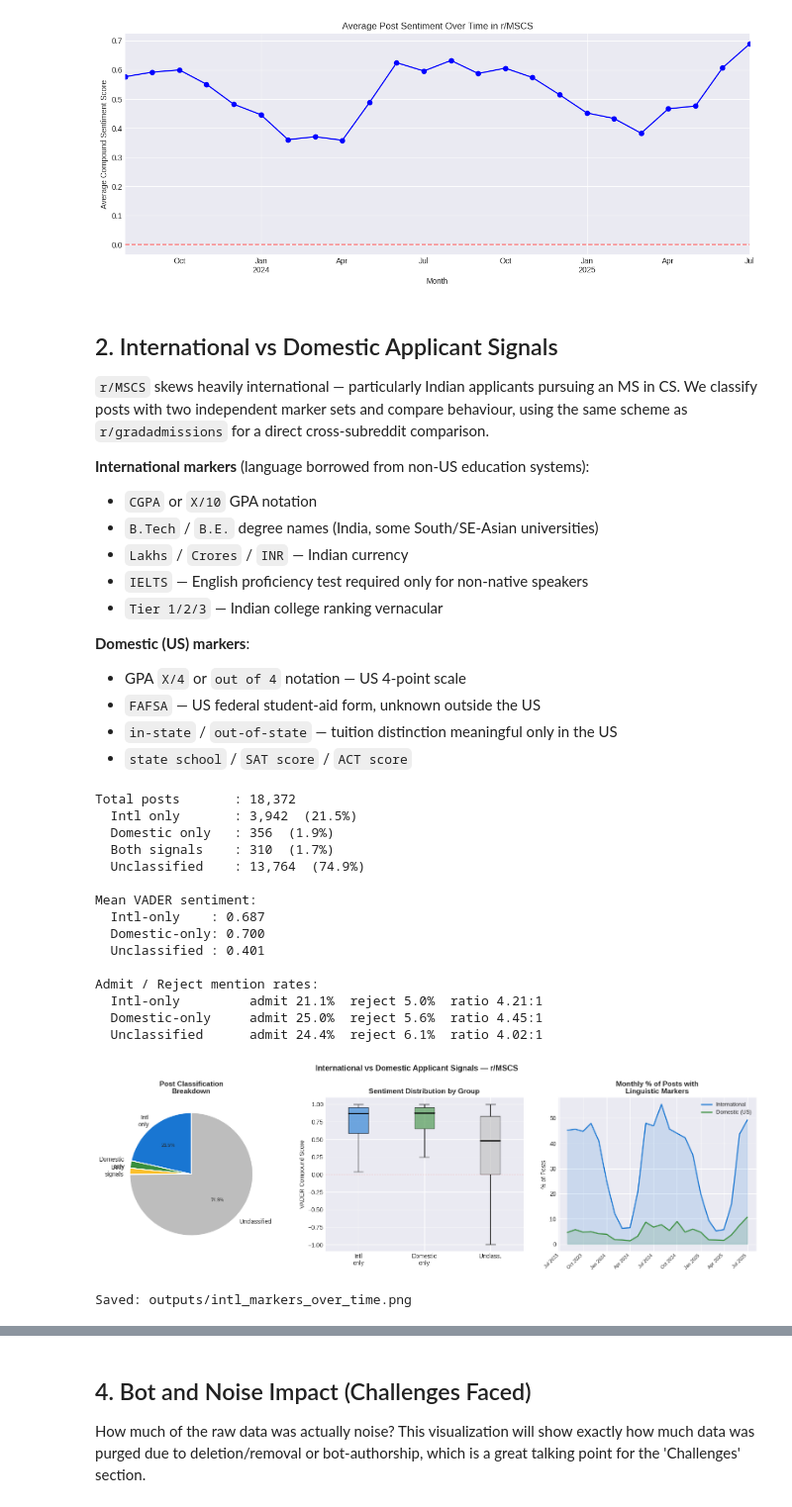
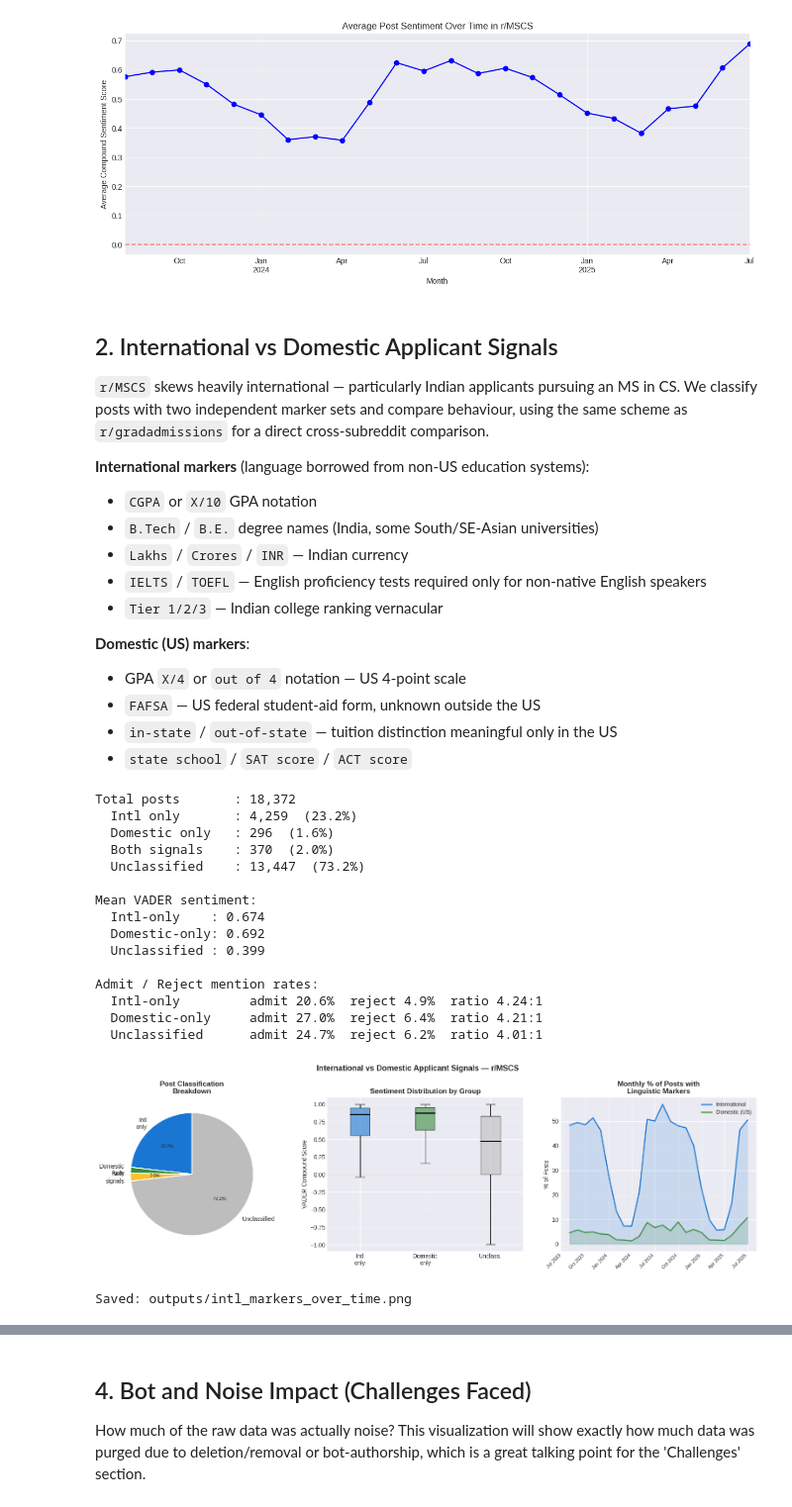
Before and after one commit to bulkpool/CS598, a Jupyter notebook: mscs/analyze_mscs_data.ipynb, the cells around one changed output, grey strips where cells are left out. Shown at 99% size. Cells and saved outputs as stored; diff of their text form; code cells hidden in the pictures.

```diff
--- a/mscs/analyze_mscs_data.ipynb
+++ b/mscs/analyze_mscs_data.ipynb
@@ -98,7 +98,7 @@ using the same scheme as `r/gradadmissions` for a direct cross-subreddit compari
 * `CGPA` or `X/10` GPA notation
 * `B.Tech` / `B.E.` degree names (India, some South/SE-Asian universities)
 * `Lakhs` / `Crores` / `INR` — Indian currency
-* `IELTS` — English proficiency test required only for non-native speakers
+* `IELTS` / `TOEFL` — English proficiency tests required only for non-native English speakers
 * `Tier 1/2/3` — Indian college ranking vernacular
 
 **Domestic (US) markers**:
@@ -115,7 +115,7 @@ intl_pattern = re.compile(
     r'|\b\d[\d\.]+\s*/\s*10\b'          # "9.2/10" or "8.5 / 10"
     r'|\bb\.?tech\b|\bb\.e\.'             # B.Tech, B.E.
     r'|\blakhs?\b|\blacs?\b|\bcrores?\b|\binr\b'
-    r'|\bielts\b'
+    r'|\bielts\b|\btoefl\b'                      # ELP tests (intl-only)
     r'|\btier\s*[1-3]\b',
     re.IGNORECASE,
 )
@@ -212,44 +212,44 @@ axes[1].set_ylabel('VADER Compound Score')
 # Panel 3 — Line: monthly % with each signal
 posts['_marker_month'] = posts['created_dt'].dt.to_period('M')
 monthly_intl_pct = posts.groupby('_marker_month')['is_intl'].mean() * 100
 monthly_dom_pct  = posts.groupby('_marker_month')['is_domestic'].mean() * 100
 x_ts = monthly_intl_pct.index.to_timestamp()
 
 axes[2].plot(x_ts, monthly_intl_pct.values, color=COLORS['intl'], lw=1.8, label='International')
 axes[2].plot(x_ts, monthly_dom_pct.values,  color=COLORS['dom'],  lw=1.8, label='Domestic (US)')
 axes[2].fill_between(x_ts, monthly_intl_pct.values, alpha=0.15, color=COLORS['intl'])
 axes[2].fill_between(x_ts, monthly_dom_pct.values,  alpha=0.15, color=COLORS['dom'])
 axes[2].set_title('Monthly % of Posts with\nLinguistic Markers', fontweight='bold')
 axes[2].set_ylabel('% of Posts')
 axes[2].xaxis.set_major_formatter(mdates.DateFormatter('%b %Y'))
 plt.setp(axes[2].xaxis.get_majorticklabels(), rotation=45, ha='right', fontsize=8)
 axes[2].legend(fontsize=9)
 
 posts.drop(columns=['_marker_month'], inplace=True)
 
 plt.suptitle('International vs Domestic Applicant Signals — r/MSCS',
              fontsize=13, fontweight='bold')
 plt.tight_layout()
 plt.savefig('outputs/intl_markers_over_time.png', dpi=150, bbox_inches='tight')
 plt.show()
 print("Saved: outputs/intl_markers_over_time.png")
 # %% [output]
 Total posts       : 18,372
-  Intl only       : 3,942  (21.5%)
-  Domestic only   : 356  (1.9%)
-  Both signals    : 310  (1.7%)
-  Unclassified    : 13,764  (74.9%)
+  Intl only       : 4,259  (23.2%)
+  Domestic only   : 296  (1.6%)
+  Both signals    : 370  (2.0%)
+  Unclassified    : 13,447  (73.2%)
 
 Mean VADER sentiment:
-  Intl-only    : 0.687
-  Domestic-only: 0.700
-  Unclassified : 0.401
+  Intl-only    : 0.674
+  Domestic-only: 0.692
+  Unclassified : 0.399
 
 Admit / Reject mention rates:
-  Intl-only         admit 21.1%  reject 5.0%  ratio 4.21:1
-  Domestic-only     admit 25.0%  reject 5.6%  ratio 4.45:1
-  Unclassified      admit 24.4%  reject 6.1%  ratio 4.02:1
+  Intl-only         admit 20.6%  reject 4.9%  ratio 4.24:1
+  Domestic-only     admit 27.0%  reject 6.4%  ratio 4.21:1
+  Unclassified      admit 24.7%  reject 6.2%  ratio 4.01:1
-[figure, old version]
+[figure, new version]
 Saved: outputs/intl_markers_over_time.png
 # %% [markdown]
 ## 3. Bias and Demographic Skew Analysis
```
Also changed, not shown: parts of 2 cells of this notebook, 1 other file.
